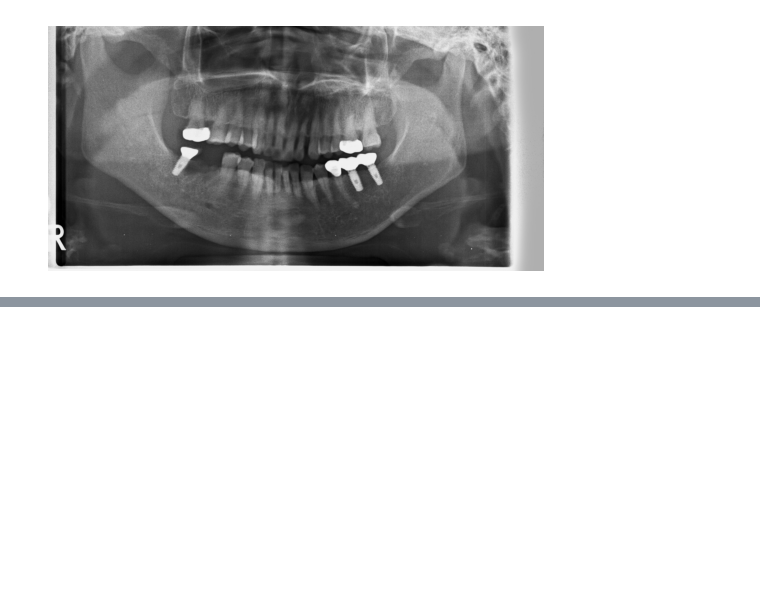
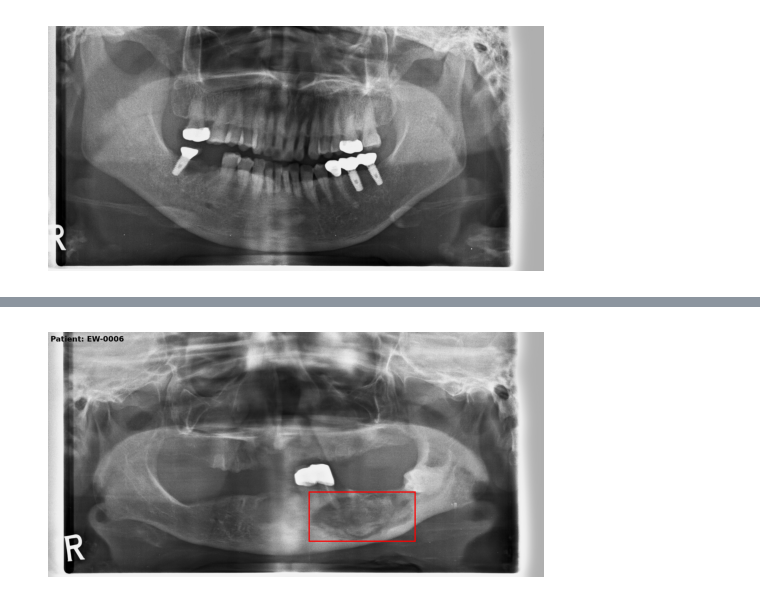
Before and after one commit to kimdj98/onj_, a Jupyter notebook: scripts/viz_PA_label.ipynb, the cells around one changed output, grey strips where cells are left out. Saved outputs shown, nothing was run; the diff lists cells and outputs as text; code cells hidden in the pictures; blank space fills up the shorter version.

```diff
--- a/scripts/viz_PA_label.ipynb
+++ b/scripts/viz_PA_label.ipynb
@@ -153,0 +239,4 @@ viz_wo_bbox("EW-0356")
+# %%
+viz("EW-0006")
+# %% [output]
+[figure, added]
```
Also changed, not shown: parts of 6 cells of this notebook.
